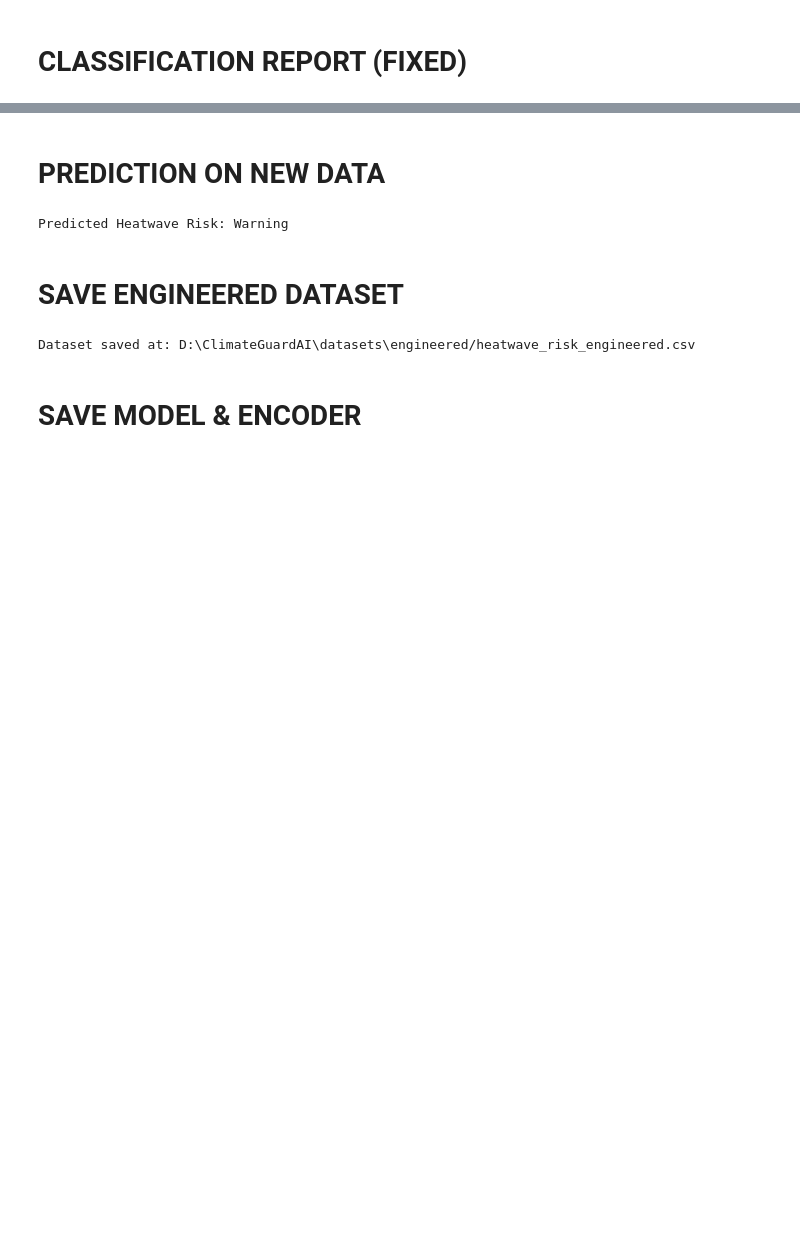
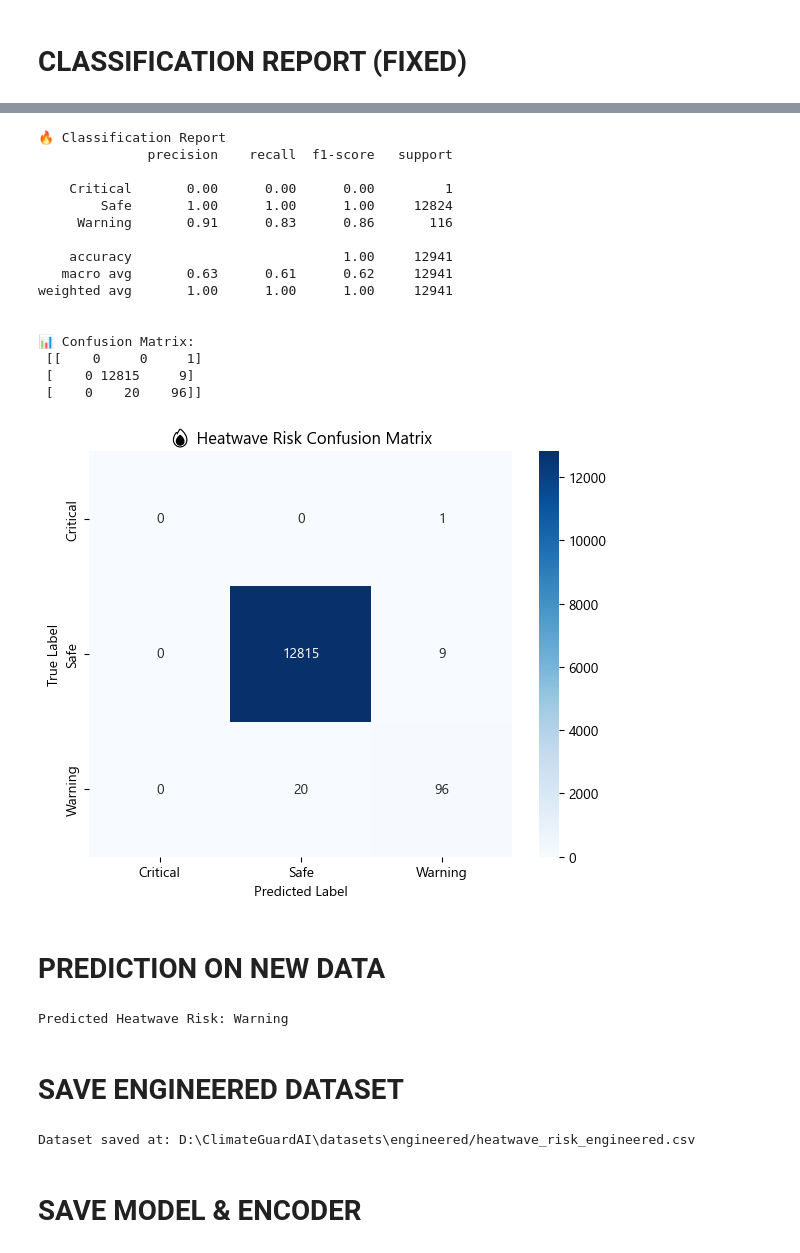
Before and after one commit to sandeepmohamed666/ClimateGuardAI, a Jupyter notebook: notebooks/17_Machine_Learning_E4_HEATWAVE RISK PREDICTION MODEL.ipynb, the cells around one changed output, grey strips where cells are left out. Drawn from its saved outputs; the diff is of its cells as text; code cells hidden in the pictures; blank space fills up the shorter version.

```diff
--- a/notebooks/17_Machine_Learning_E4_HEATWAVE RISK PREDICTION MODEL.ipynb
+++ b/notebooks/17_Machine_Learning_E4_HEATWAVE RISK PREDICTION MODEL.ipynb
@@ -224,3 +199,66 @@ Confusion Matrix
+# %%
+import numpy as np
+import matplotlib.pyplot as plt
+import seaborn as sns
+
+from sklearn.metrics import confusion_matrix, classification_report
+plt.rcParams['font.family'] = 'Segoe UI Emoji'
+# =========================
+# PREDICTION
+# =========================
+best_pred = best_model.predict(X_test)
+best_pred_labels = encoder.inverse_transform(best_pred)
+
+# =========================
+# REPORT
+# =========================
+print("\n🔥 Classification Report")
+print(classification_report(y_test_labels, best_pred_labels))
+
+# =========================
+# CONFUSION MATRIX
+# =========================
+cm = confusion_matrix(y_test_labels, best_pred_labels)
+print("\n📊 Confusion Matrix:\n", cm)
+
+# =========================
+# PLOT CONFUSION MATRIX
+# =========================
+plt.figure(figsize=(6, 5))
+
+sns.heatmap(
+    cm,
+    annot=True,
+    fmt="d",
+    cmap="Blues",
+    xticklabels=encoder.classes_,
+    yticklabels=encoder.classes_
+)
+
+plt.title("🔥 Heatwave Risk Confusion Matrix")
+plt.xlabel("Predicted Label")
+plt.ylabel("True Label")
+
+plt.tight_layout()
+plt.show()
+# %% [output]
+🔥 Classification Report
+              precision    recall  f1-score   support
+
+    Critical       0.00      0.00      0.00         1
+        Safe       1.00      1.00      1.00     12824
+     Warning       0.91      0.83      0.86       116
+
+    accuracy                           1.00     12941
+   macro avg       0.63      0.61      0.62     12941
+weighted avg       1.00      1.00      1.00     12941
+
+
+📊 Confusion Matrix:
+ [[    0     0     1]
+ [    0 12815     9]
+ [    0    20    96]]
+[figure, added]
 # %% [markdown]
 # PREDICTION ON NEW DATA
 # %%
```
Also changed, not shown: parts of 6 cells of this notebook, 24 other files.
